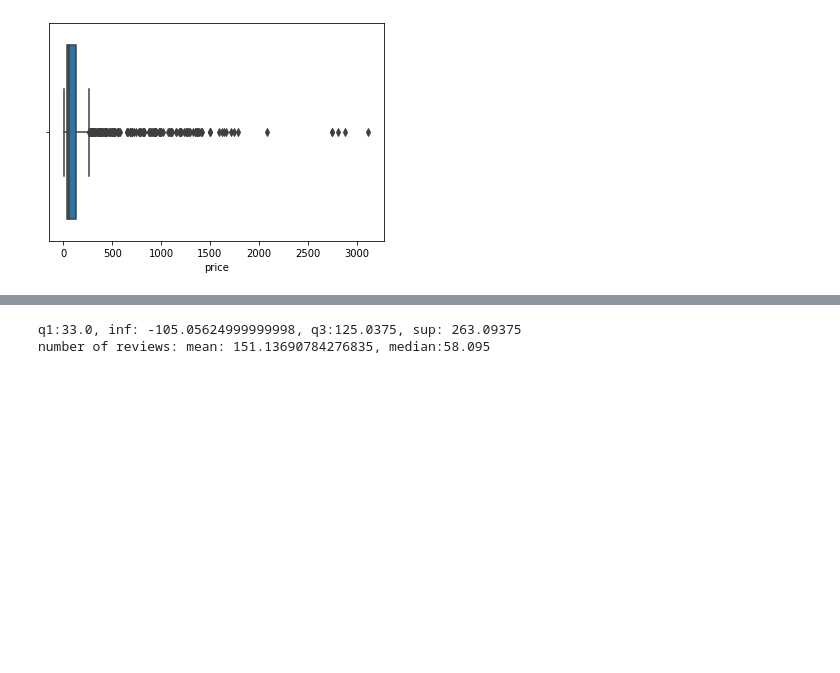
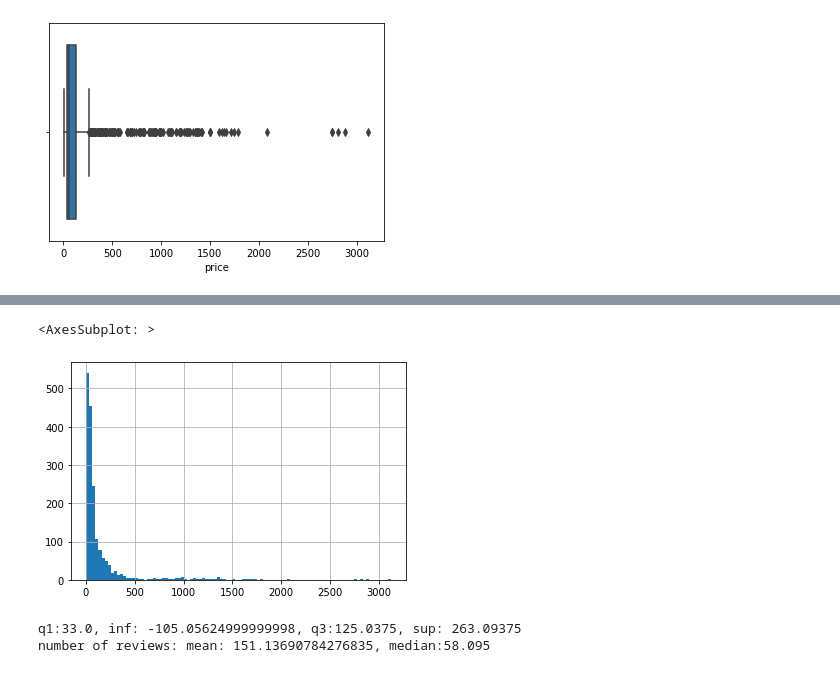
Before and after one commit to superhughhh/brief-My-first-Linear-Regression, a Jupyter notebook: spanish_wine_hadi_test.ipynb, the cells around one changed output, grey strips where cells are left out. Cells and saved outputs as stored; diff of their text form; code cells hidden in the pictures; blank space fills up the shorter version.

```diff
--- a/spanish_wine_hadi_test.ipynb
+++ b/spanish_wine_hadi_test.ipynb
@@ -414,3 +471,8 @@ number of reviews: mean: 529.2357059509918, median:136.0
+# %%
+df2['price'].hist(bins=100)
+# %% [output]
+<AxesSubplot: >
+[figure, added]
 # %%
 q1 = df.drop_duplicates()['price'].quantile(.25)
 q3 = df.drop_duplicates()['price'].quantile(.75)
```
Also changed, not shown: parts of 16 cells of this notebook.
